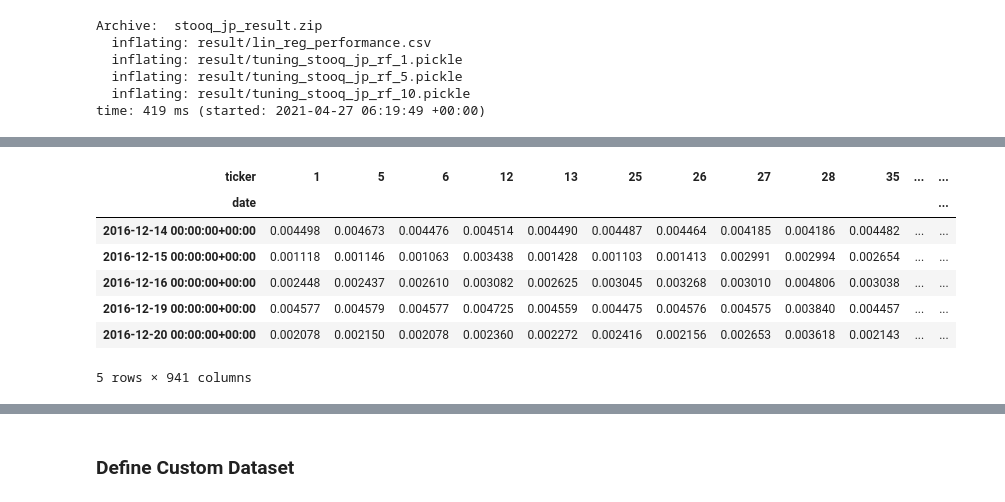
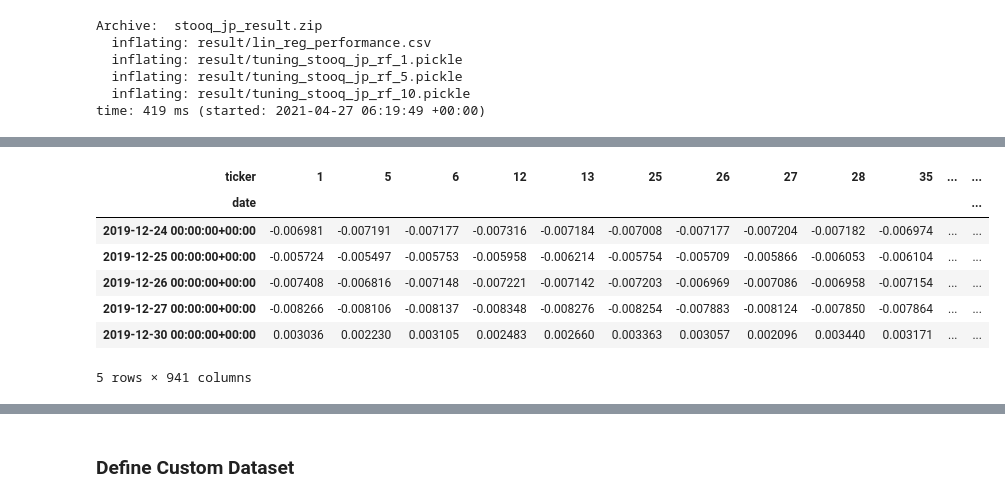
Before and after one commit to lbk209/random_forests, a Jupyter notebook: 04_backtesting_with_zipline.ipynb, the cells around one changed output, grey strips where cells are left out. Cells and saved outputs as stored; diff of their text form; code cells hidden in the pictures.

```diff
--- a/04_backtesting_with_zipline.ipynb
+++ b/04_backtesting_with_zipline.ipynb
@@ -268,11 +261,11 @@ time: 65.8 ms (started: 2021-04-30 12:46:51 +00:00)
 # %%
-predictions.head()
+predictions.tail()
 # %% [output]
 | ticker | 1 | 5 | 6 | 12 | 13 | 25 | 26 | 27 | 28 | 35 | ... | ... |
 | date |  |  |  |  |  |  |  |  |  |  |  | ... |
-| 2016-12-14 00:00:00+00:00 | 0.004498 | 0.004673 | 0.004476 | 0.004514 | 0.004490 | 0.004487 | 0.004464 | 0.004185 | 0.004186 | 0.004482 | ... | ... |
-| 2016-12-15 00:00:00+00:00 | 0.001118 | 0.001146 | 0.001063 | 0.003438 | 0.001428 | 0.001103 | 0.001413 | 0.002991 | 0.002994 | 0.002654 | ... | ... |
-| 2016-12-16 00:00:00+00:00 | 0.002448 | 0.002437 | 0.002610 | 0.003082 | 0.002625 | 0.003045 | 0.003268 | 0.003010 | 0.004806 | 0.003038 | ... | ... |
-| 2016-12-19 00:00:00+00:00 | 0.004577 | 0.004579 | 0.004577 | 0.004725 | 0.004559 | 0.004475 | 0.004576 | 0.004575 | 0.003840 | 0.004457 | ... | ... |
-| 2016-12-20 00:00:00+00:00 | 0.002078 | 0.002150 | 0.002078 | 0.002360 | 0.002272 | 0.002416 | 0.002156 | 0.002653 | 0.003618 | 0.002143 | ... | ... |
+| 2019-12-24 00:00:00+00:00 | -0.006981 | -0.007191 | -0.007177 | -0.007316 | -0.007184 | -0.007008 | -0.007177 | -0.007204 | -0.007182 | -0.006974 | ... | ... |
+| 2019-12-25 00:00:00+00:00 | -0.005724 | -0.005497 | -0.005753 | -0.005958 | -0.006214 | -0.005754 | -0.005709 | -0.005866 | -0.006053 | -0.006104 | ... | ... |
+| 2019-12-26 00:00:00+00:00 | -0.007408 | -0.006816 | -0.007148 | -0.007221 | -0.007142 | -0.007203 | -0.006969 | -0.007086 | -0.006958 | -0.007154 | ... | ... |
+| 2019-12-27 00:00:00+00:00 | -0.008266 | -0.008106 | -0.008137 | -0.008348 | -0.008276 | -0.008254 | -0.007883 | -0.008124 | -0.007850 | -0.007864 | ... | ... |
+| 2019-12-30 00:00:00+00:00 | 0.003036 | 0.002230 | 0.003105 | 0.002483 | 0.002660 | 0.003363 | 0.003057 | 0.002096 | 0.003440 | 0.003171 | ... | ... |
 5 rows × 941 columns
```
Also changed, not shown: parts of 33 cells of this notebook, 2 other files.
